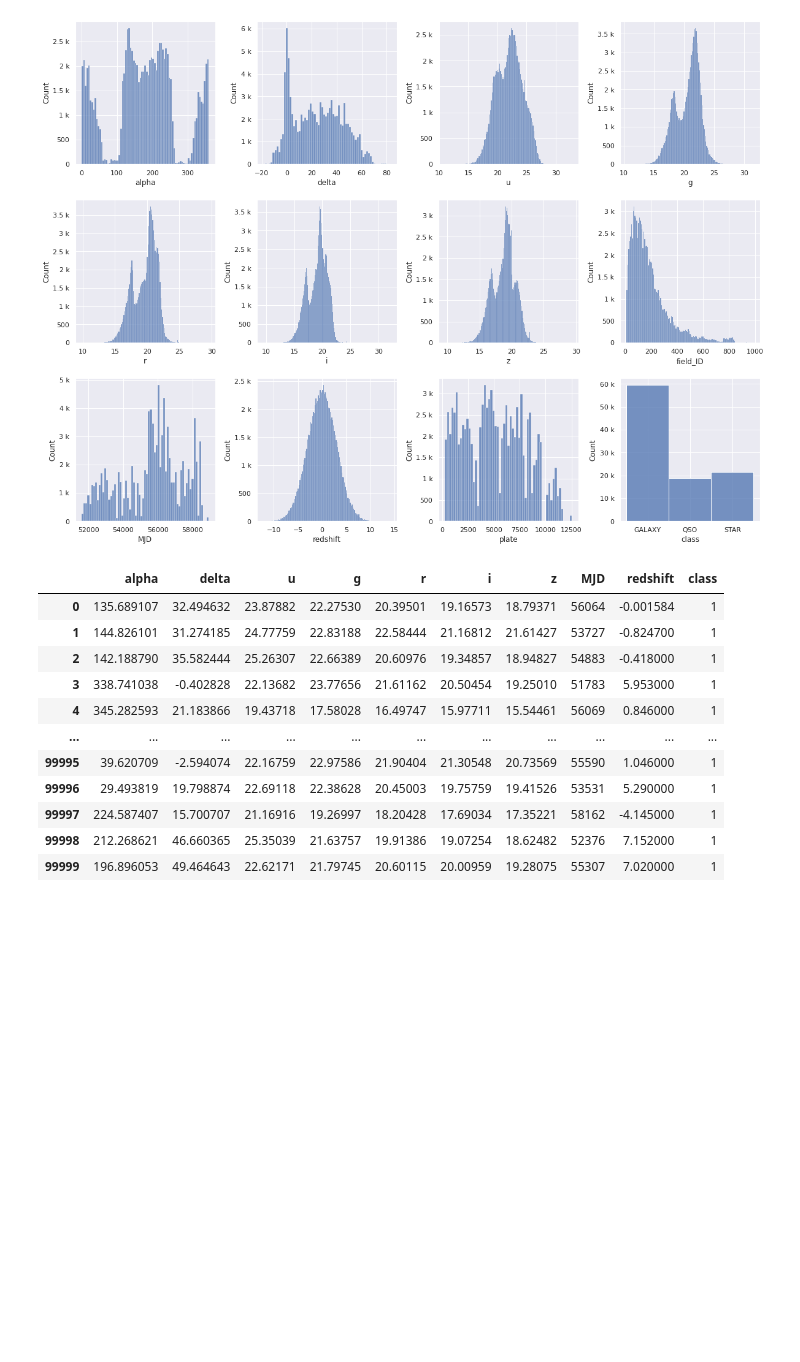
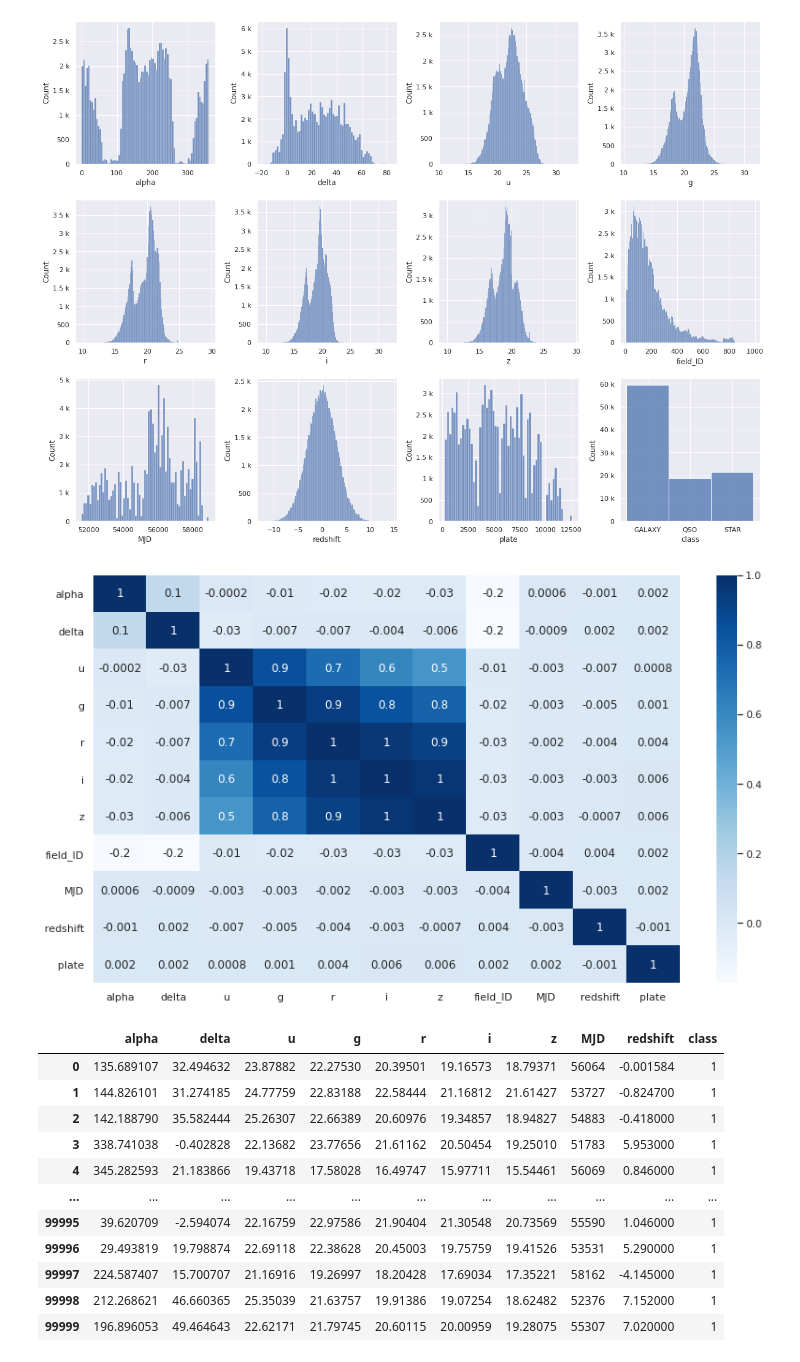
Before and after one commit to LiurongLin/IML_2022, a Jupyter notebook: A2/IML_Assignment_2.ipynb, the cells around one changed output. Saved outputs shown, nothing was run; the diff lists cells and outputs as text; code cells hidden in the pictures; blank space fills up the shorter version.

```diff
--- a/A2/IML_Assignment_2.ipynb
+++ b/A2/IML_Assignment_2.ipynb
@@ -90,6 +90,13 @@ plt.subplots_adjust(wspace=.3, hspace=.25)
 # %% [output]
 ['alpha', 'delta', 'u', 'g', 'r', 'i', 'z', 'field_ID', 'MJD', 'redshift', 'plate', 'class']
 [figure]
+# %%
+plt.figure(figsize=(14,8))
+sns.set_theme(style="white")
+corr = datagood.corr()
+heatmap = sns.heatmap(corr, annot=True, cmap="Blues", fmt='.1g')
+# %% [output]
+[figure, added]
 # %%
 # use integers to represent the class labels
 
```
Also changed, not shown: parts of 5 cells of this notebook.
